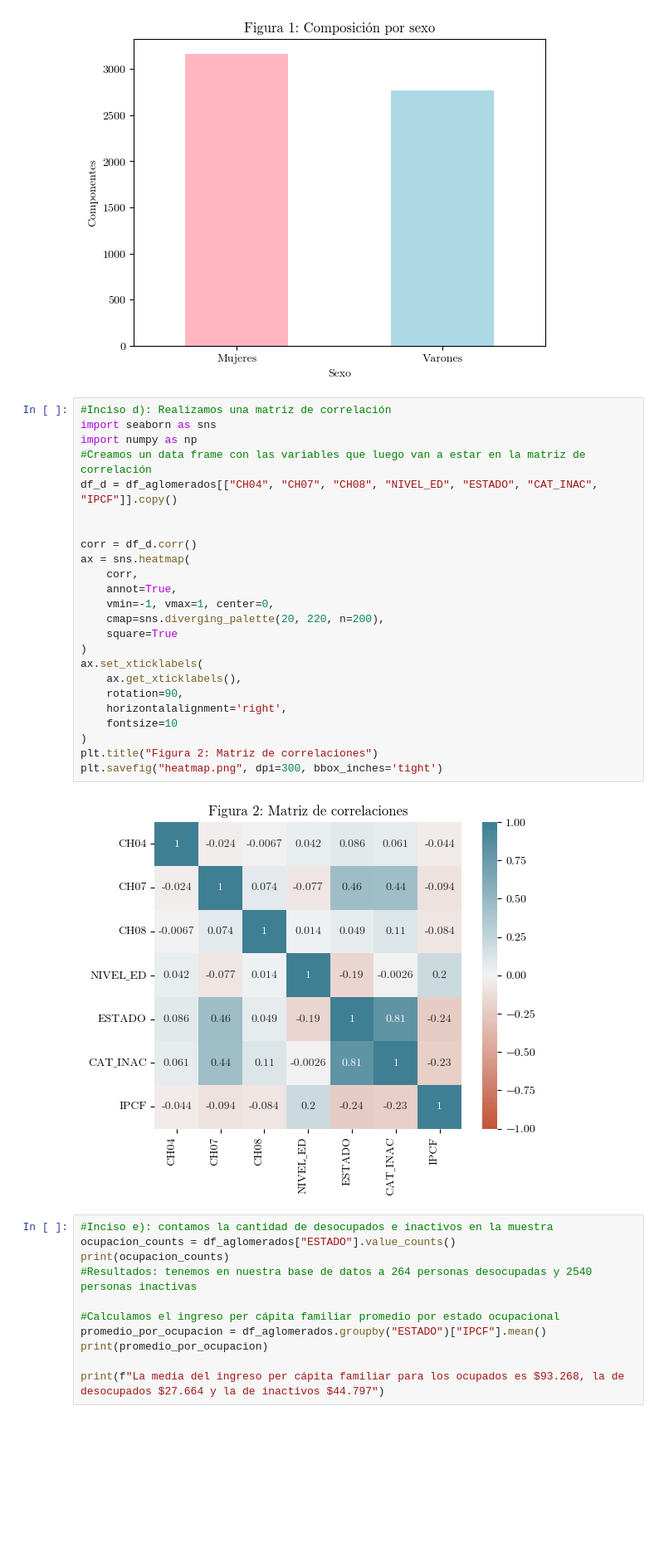
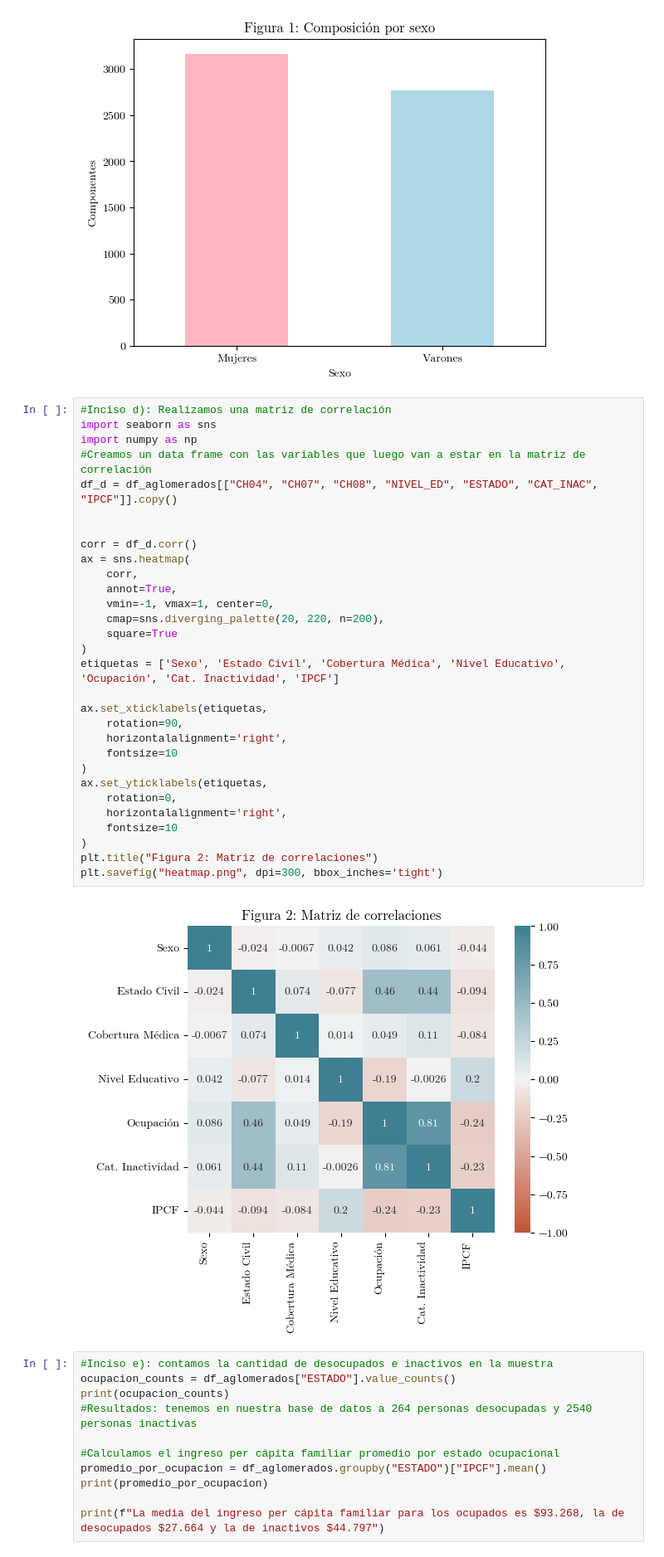
Before and after one commit to solana03/TP2, a Jupyter notebook: TP2.ipynb, the cells around one changed output. Shown at 83% size. Saved outputs shown, nothing was run; the diff lists cells and outputs as text; blank space fills up the shorter version.

```diff
--- a/TP2.ipynb
+++ b/TP2.ipynb
@@ -149,29 +149,35 @@ Name: CH04, dtype: int64
 # %%
 #Inciso d): Realizamos una matriz de correlación
 import seaborn as sns
 import numpy as np
 #Creamos un data frame con las variables que luego van a estar en la matriz de correlación
 df_d = df_aglomerados[["CH04", "CH07", "CH08", "NIVEL_ED", "ESTADO", "CAT_INAC", "IPCF"]].copy()
 
 
 corr = df_d.corr()
 ax = sns.heatmap(
     corr,
     annot=True,
     vmin=-1, vmax=1, center=0,
     cmap=sns.diverging_palette(20, 220, n=200),
     square=True
 )
-ax.set_xticklabels(
-    ax.get_xticklabels(),
+etiquetas = ['Sexo', 'Estado Civil', 'Cobertura Médica', 'Nivel Educativo', 'Ocupación', 'Cat. Inactividad', 'IPCF']
+
+ax.set_xticklabels(etiquetas,
     rotation=90,
+    horizontalalignment='right',
+    fontsize=10
+)
+ax.set_yticklabels(etiquetas,
+    rotation=0,
     horizontalalignment='right',
     fontsize=10
 )
 plt.title("Figura 2: Matriz de correlaciones")
 plt.savefig("heatmap.png", dpi=300, bbox_inches='tight')
 # %% [output]
-[figure, old version]
+[figure, new version]
 # %%
 #Inciso e): contamos la cantidad de desocupados e inactivos en la muestra
 ocupacion_counts = df_aglomerados["ESTADO"].value_counts()
```
Also changed, not shown: parts of 10 cells of this notebook, 2 other files.
